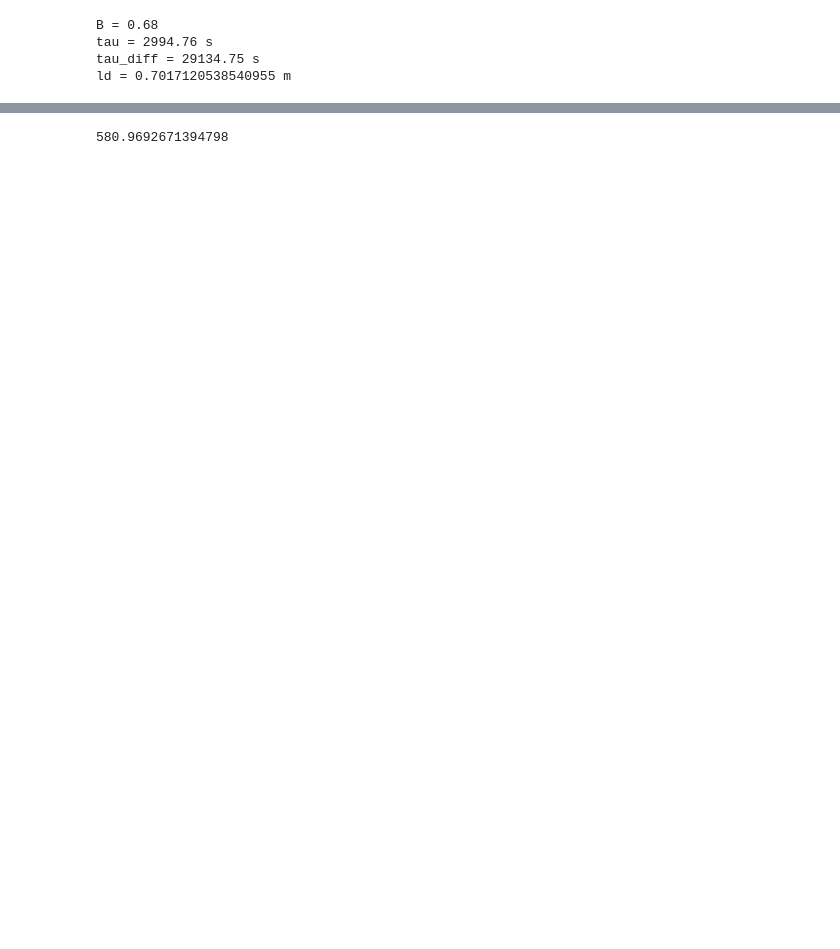
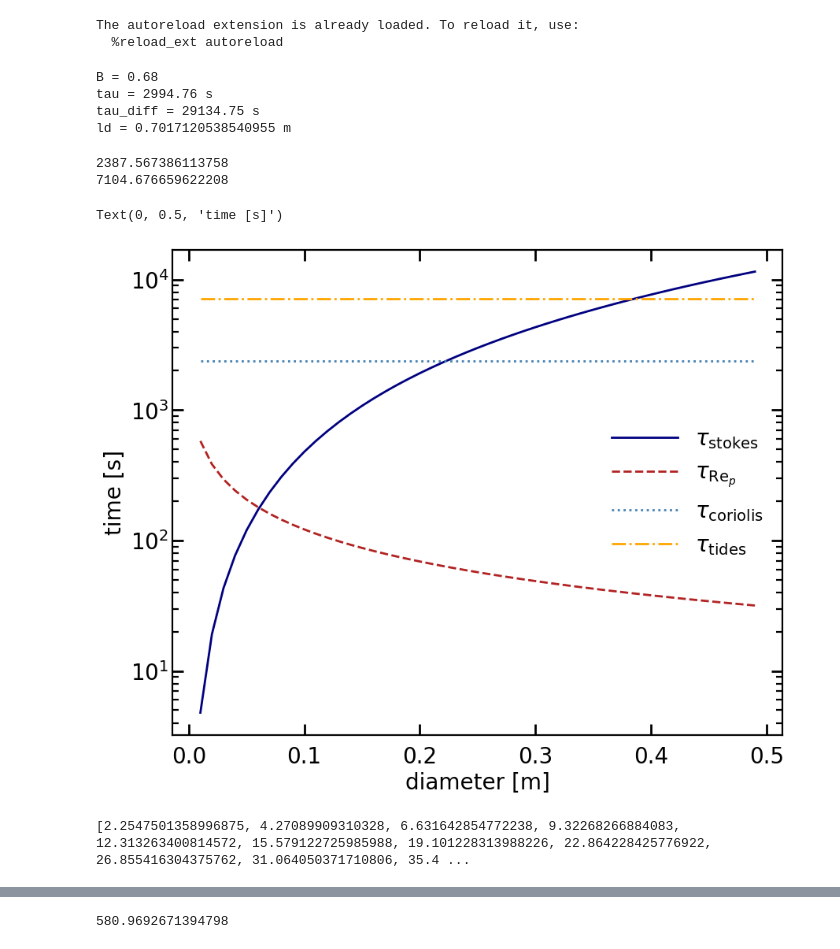
Before and after one commit to Parcels-code/Maxey_Riley_advection, a Jupyter notebook: simulations/stokes_drifters_settings.ipynb, the cells around one changed output, grey strips where cells are left out. Cells and saved outputs as stored; diff of their text form; code cells hidden in the pictures; blank space fills up the shorter version.

```diff
--- a/simulations/stokes_drifters_settings.ipynb
+++ b/simulations/stokes_drifters_settings.ipynb
@@ -6,10 +11,28 @@ In this notebook we check settings for "stokes drifters like" macroplastics. We
 # %%
+# reload updated packages
+%load_ext autoreload
+%autoreload 2
+
+
 # import needed packages
+import sys
+sys.path.append('../src')
+
 import numpy as np
 import matplotlib.pyplot as plt
 import matplotlib.path as mpath
 import cartopy
 import cartopy.crs as ccrs
 import numpy as np
+from scipy.optimize import fsolve
+plt.style.use('../python_style_Meike.mplstyle')
 
-plt.style.use('../python_style_Meike.mplstyle')
+#import functions
+from particle_characteristics_functions import buoyancy_drifter, stokes_relaxation_time
+from particle_characteristics_functions import Re_particle, diffusion_time
+from particle_characteristics_functions import factor_drag_white1991, factor_drag_Schiller1933, factor_drag_morrison2013
+from particle_characteristics_functions import drag_length
+from particle_characteristics_functions import find_rep_morrison2013, find_rep_schiller1933, find_rep_white1991
+# %% [output]
+The autoreload extension is already loaded. To reload it, use:
+  %reload_ext autoreload
@@ -72,7 +47,7 @@ cd=0.45 # drag coefficient smooth sphere
 rho_water = 1027 # kg/m3 https://www.engineeringtoolbox.com/sea-water-properties-d_840.html (at 10 deg)
 dynamic_viscosity_water = 1.41 * 10**(-3) # kg/(ms) https://www.engineeringtoolbox.com/sea-water-properties-d_840.html (at 10 deg)
 kinematic_viscosity_water = dynamic_viscosity_water / rho_water
-B = Buoyancy_drifter(d_in, h, m, rho_water)
+B = buoyancy_drifter(diameter  = d_in, heigth = h, mass = m, density_fluid = rho_water)
 tau = stokes_relaxation_time(d, kinematic_viscosity_water, B)
 tau_diff = diffusion_time(d_in, kinematic_viscosity_water)
 print(f'B = {B:.2f}')
@@ -86,5 +61,58 @@ B = 0.68
 tau = 2994.76 s
 tau_diff = 29134.75 s
 ld = 0.7017120538540955 m
+# %%
+# comparing timescales as function of particle diameter
+
+# particle diameter range between 1 cm and 50 cm
+dlist= np.arange(0.01,0.5,0.01) #in m
+
+# stokes relaxation time as function of diameter
+tau_stokes = stokes_relaxation_time(diameter = dlist, kinematic_viscosity=kinematic_viscosity_water,buoyancy=B)
+
+# coriolis time scale
+tau_coriolis = 1/(2 * (7.2921159 * 10**-5) * np.sin(50*np.pi/180)) * (2*(1-B))/(1+2*B)
+print(tau_coriolis)
+#tides timescale
+tau_tides =  12.4 * 3600 / (2*np.pi)
+print(tau_tides)
+
+# Rep>1 drag correction factor,
+Crep = factor_drag_white1991(Re_particle(Uslip = 0.01,diameter = dlist,kinematic_viscosity = kinematic_viscosity_water))
+
+# drag relaxation time (for non stokes drag (i.e. Rep > 1) given by tau_Rep  = tau_stokes/Crep)
+tau_rep = tau_coriolis / Crep
+
+#compare different timescales
+fig, ax = plt.subplots()
+ax.plot(dlist,tau_stokes,color='navy')
+ax.plot(dlist,tau_rep,'--',color='firebrick')
+ax.plot(dlist,np.full(dlist.size,tau_coriolis),':',color='steelblue')
+ax.plot(dlist,np.full(dlist.size,tau_tides),'-.',color='orange')
+
+ax.legend(['$\\tau_{\\mathrm{stokes}}$','$\\tau_{\\mathrm{Re}_p}$','$\\tau_{\\mathrm{coriolis}}$','$\\tau_{\\mathrm{tides}}$'])
+
+ax.set_yscale('log')
+ax.set_xlabel('diameter [m]')
+ax.set_ylabel('time [s]')
+# %% [output]
+2387.567386113758
+7104.676659622208
+Text(0, 0.5, 'time [s]')
+[figure, added]
+# %%
+clist =[]
+for d in dlist:
+
+    sol1 = fsolve(find_rep_white1991,0.1*1000*d,(tau_coriolis,tau_tides,B,kinematic_viscosity_water,d))
+
+    sol2 = fsolve(find_rep_morrison2013,0.1*d,(tau_coriolis,tau_tides,B,kinematic_viscosity_water,d))
+
+
+    clist.append(factor_drag_morrison2013(sol2[0]))
+
+print(clist)
+# %% [output]
+[2.2547501358996875, 4.27089909310328, 6.631642854772238, 9.32268266884083, 12.313263400814572, 15.579122725985988, 19.101228313988226, 22.864228425776922, 26.855416304375762, 31.064050371710806, 35.4 ...
 # %%
 #drag_relaxation time = tstokes /C(Rep) as function of t:
```
Also changed, not shown: parts of 17 cells of this notebook, 5 other files.
